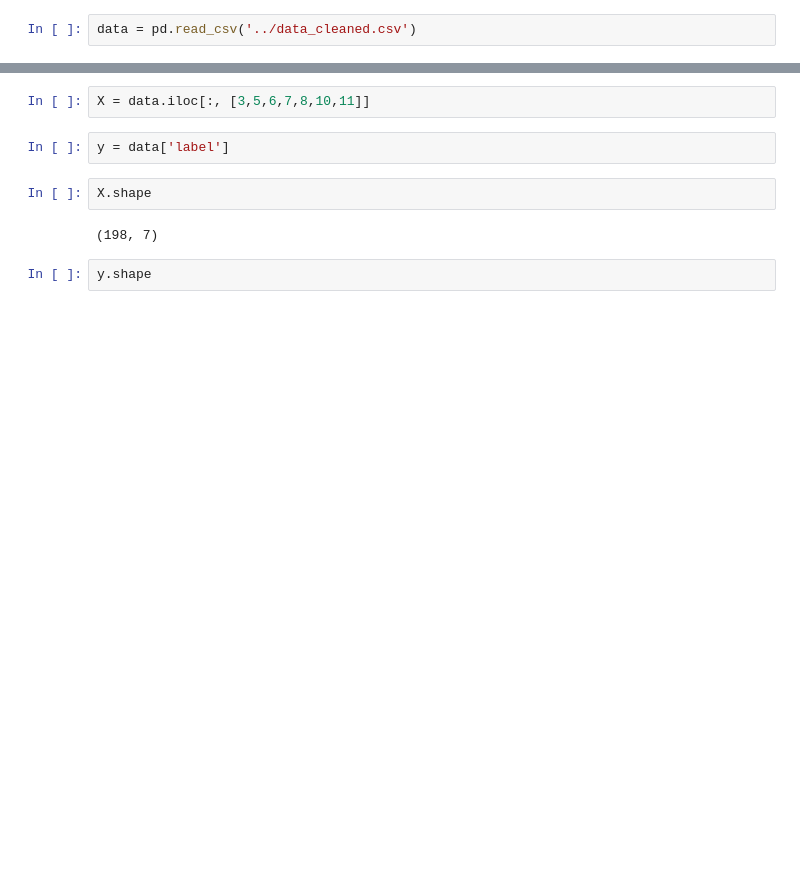
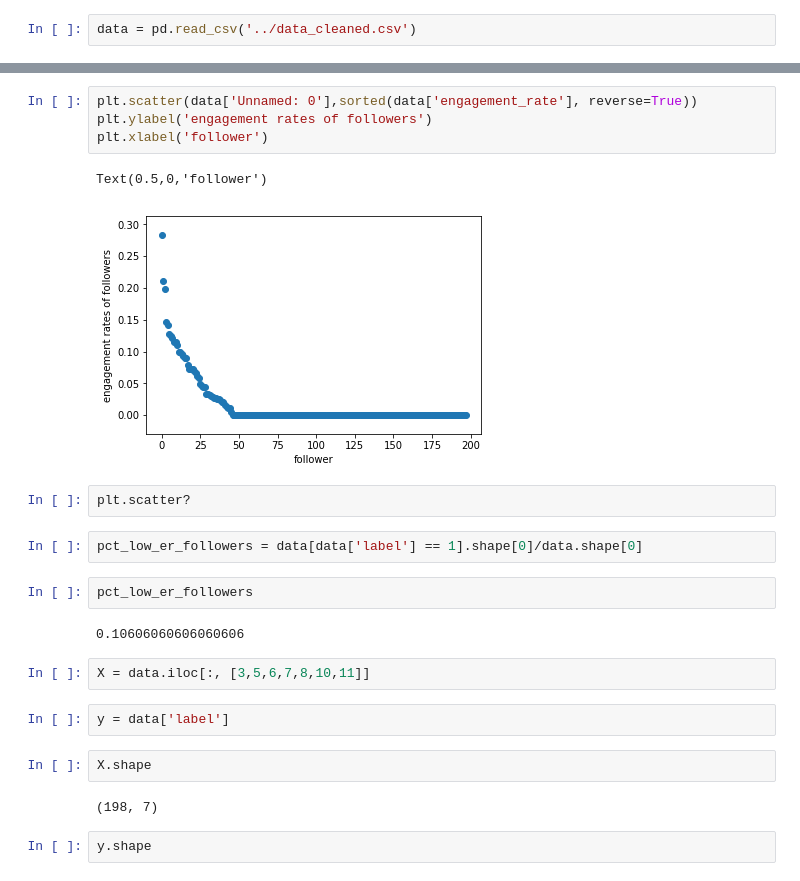
Before and after one commit to liyingli0818/instagram_account_type_predictor, a Jupyter notebook: Baseline_model.ipynb, the cells around one changed output, grey strips where cells are left out. Cells and saved outputs as stored; diff of their text form; blank space fills up the shorter version.

Commit message:
Add scatter plot for engagement rate of followers

```diff
--- a/Baseline_model.ipynb
+++ b/Baseline_model.ipynb
@@ -37,3 +46,18 @@ data[data.iloc[:,7] == 1]
+# %%
+plt.scatter(data['Unnamed: 0'],sorted(data['engagement_rate'], reverse=True))
+plt.ylabel('engagement rates of followers')
+plt.xlabel('follower')
+# %% [output]
+Text(0.5,0,'follower')
+[figure, added]
+# %%
+plt.scatter?
+# %%
+pct_low_er_followers = data[data['label'] == 1].shape[0]/data.shape[0]
+# %%
+pct_low_er_followers
+# %% [output]
+0.10606060606060606
 # %%
 X = data.iloc[:, [3,5,6,7,8,10,11]]
 # %%
```
Also changed, not shown: parts of 14 cells of this notebook.
